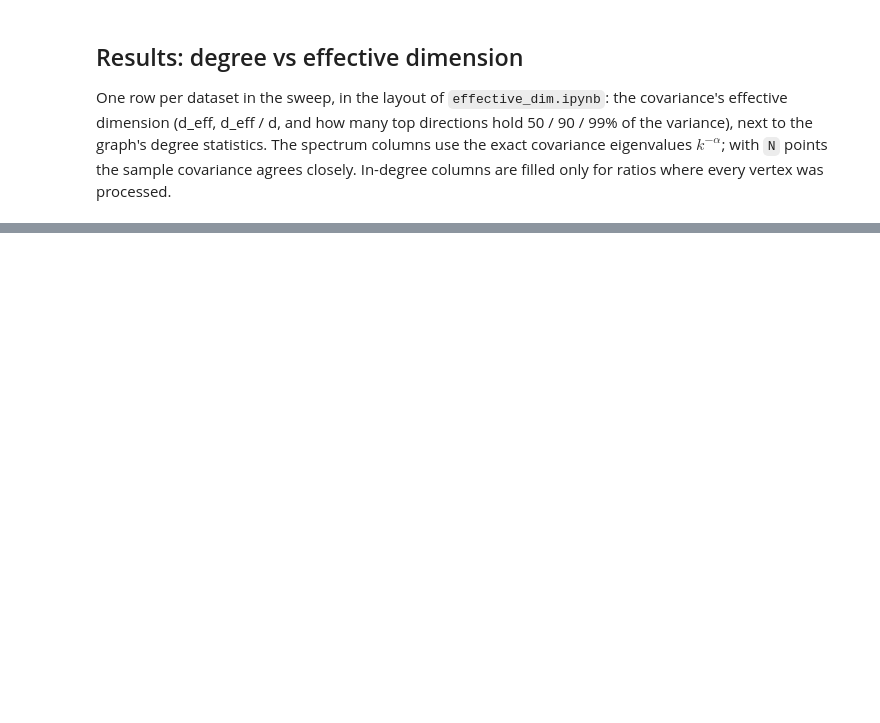
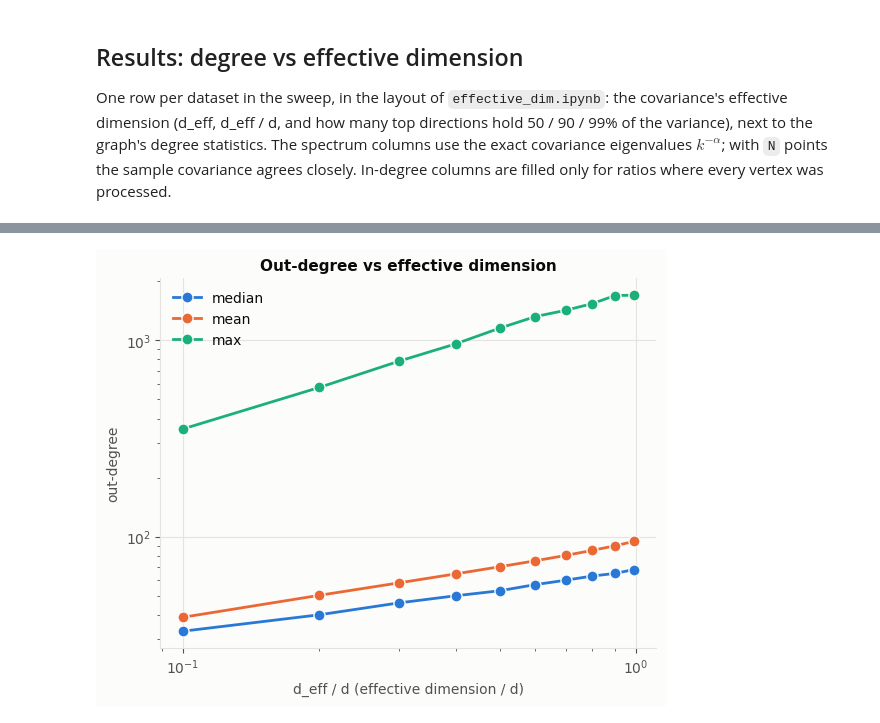
Before and after one commit to PratyushAvi/mutli-vector-search, a Jupyter notebook: src/gaussian_navigable_degrees.ipynb, the cells around one changed output, grey strips where cells are left out. Drawn from its saved outputs; the diff is of its cells as text; code cells hidden in the pictures; blank space fills up the shorter version.

```diff
--- a/src/gaussian_navigable_degrees.ipynb
+++ b/src/gaussian_navigable_degrees.ipynb
@@ -265,2 +342,18 @@ table.style.format({"d_eff / d": "{:.3f}", "d_eff": "{:.1f}", "alpha": "{:.4f}",
+# %%
+import importlib
+import matplotlib.pyplot as plt
+importlib.reload(plt)
+
+
+for col, color, label in (("median", SERIES[0], "median"), ("mean", SERIES[1], "mean"), ("max", SERIES[2], "max")):
+    plt.plot(out.index, out[col], color=color, lw=2, marker="o", ms=8, mec=SURFACE, label=label)
+plt.xlabel('d_eff / d (effective dimension / d)')
+plt.ylabel("out-degree")
+plt.title("Out-degree vs effective dimension")
+plt.legend(frameon=False)
+plt.xscale("log")
+plt.yscale("log")
+# %% [output]
+[figure, added]
 # %%
 # table.to_csv(OUT_DIR / (f"gaussian-n{N}-d{D}-seed{SEED}-alpha{PRUNE_ALPHA:g}-sweep".replace(".", "p") + ".csv"), index=False)
```
Also changed, not shown: parts of 7 cells of this notebook, 14 other files.
